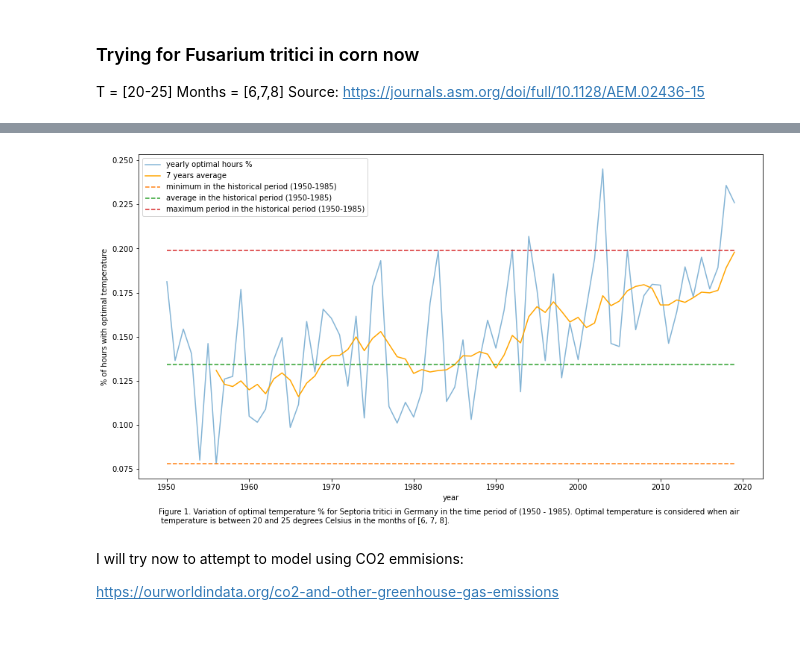
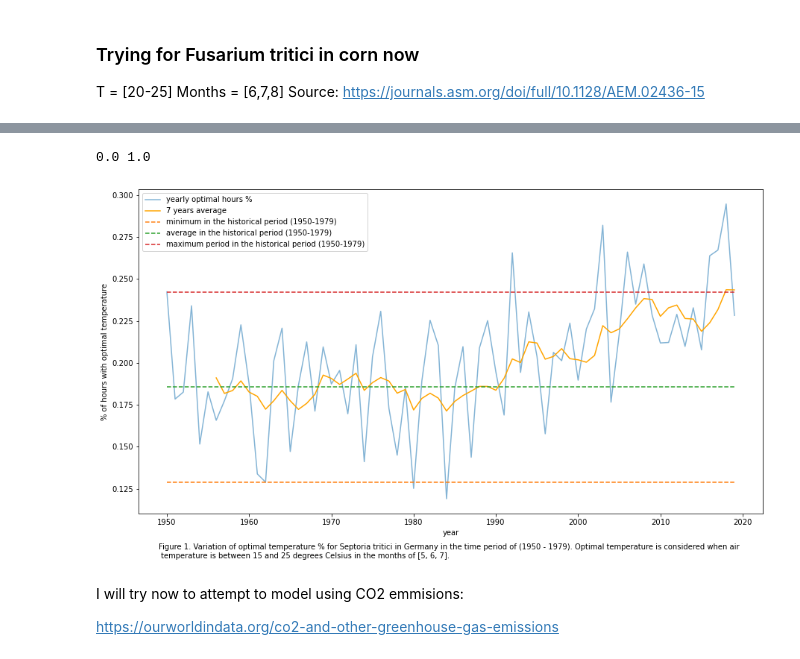
Before and after one commit to serbanradulescu/master_thesis, a Jupyter notebook: project.ipynb, the cells around one changed output, grey strips where cells are left out. Cells and saved outputs as stored; diff of their text form; code cells hidden in the pictures.

Commit message:
feature: this time saved

```diff
--- a/project.ipynb
+++ b/project.ipynb
@@ -136,10 +140,41 @@ sns.lineplot(x=[i for i in range(5,30,1)], y = degr)
-# %%
-plot_optimal_temperature(df_airtemp,
-            temp_min=20,temp_max=25,
-            hist_start=1950,hist_end=1985,
-            months=[6,7,8], moving_average=7)
-# %% [output]
-[figure, removed]
+# %%
+def plot_equation_temperature(
+    df:pd.DataFrame,
+    temp_min:float, temp_max:float,
+    hist_start:float,hist_end:float,
+    months: list,
+    moving_average: int):
+
+    df["useful_t"] = df.TT_TU.apply(equation_fusarium)
+    print(min(df["useful_t"]),max(df["useful_t"]))
+    df = df[df["month"].isin(months)]
+    df= df.groupby(["year"]).mean()
+    avg_hist= df[(df.index <= hist_end)&(df.index >= hist_start)]["useful_t"].mean()
+    max_hist = df[(df.index <= hist_end)&(df.index >= hist_start)]["useful_t"].max()
+    min_hist = df[(df.index <= hist_end)&(df.index >= hist_start)]["useful_t"].min()
+    df[f'{moving_average}years_average'] = df.useful_t.rolling(7).mean()
+    plt.figure(figsize = (15,8))
+    sns.lineplot(x = 'year', y = 'useful_t',data = df, label="yearly optimal hours %", alpha = 0.55)
+    sns.lineplot(x = 'year', y = f'{moving_average}years_average',data = df, label=f'{moving_average} years average', color = "orange")
+    sns.lineplot(x = df.index, y = min_hist,linestyle="dashed", label=f"minimum in the historical period ({hist_start}-{hist_end})")
+    sns.lineplot(x = df.index, y = avg_hist,linestyle="dashed", label=f"average in the historical period ({hist_start}-{hist_end})")
+    sns.lineplot(x = df.index, y = max_hist, linestyle="dashed", label=f"maximum period in the historical period ({hist_start}-{hist_end})")
+    plt.ylabel("% of hours with optimal temperature")
+    #plt.plot([hist_end,hist_end], [-0.00,0.05], lw=2, color = "0.65", label = "historical period (left)")
+
+    plt.figtext(0.15, 0.021, f"Figure 1. Variation of optimal temperature % for Septoria tritici in Germany in the time period of ({hist_start} - {hist_end}). Optimal temperature is considered when air \n temperature is between {temp_min} and {temp_max} degrees Celsius in the months of {months}. " )
+    plt.show()
+
+
+
+plot_equation_temperature(df_airtemp,
+temp_min=15,temp_max=25,
+hist_start=1950,hist_end=1979,
+months=[5,6,7], moving_average=7
+)
+# %% [output]
+0.0 1.0
+[figure, added]
 # %% [markdown]
 I will try now to attempt to model using CO2 emmisions:
 
```
Also changed, not shown: parts of 1 cell of this notebook, 1 other file.
